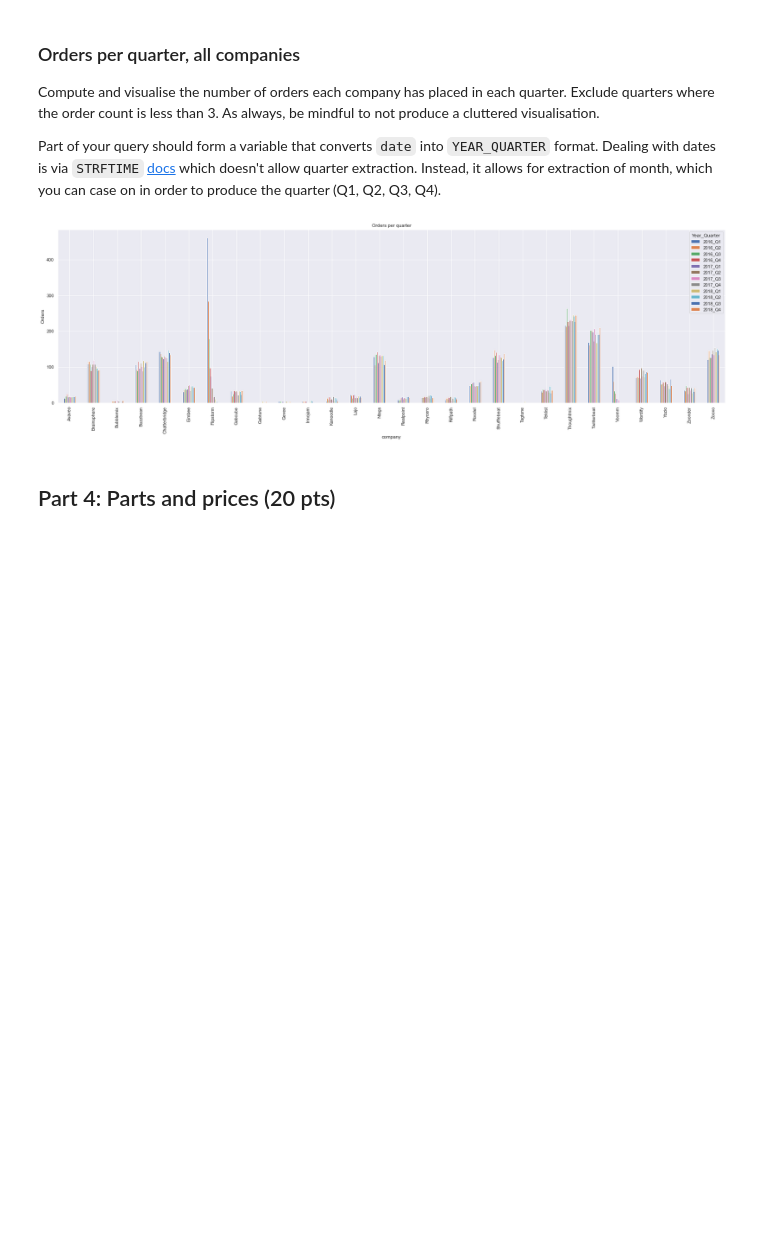
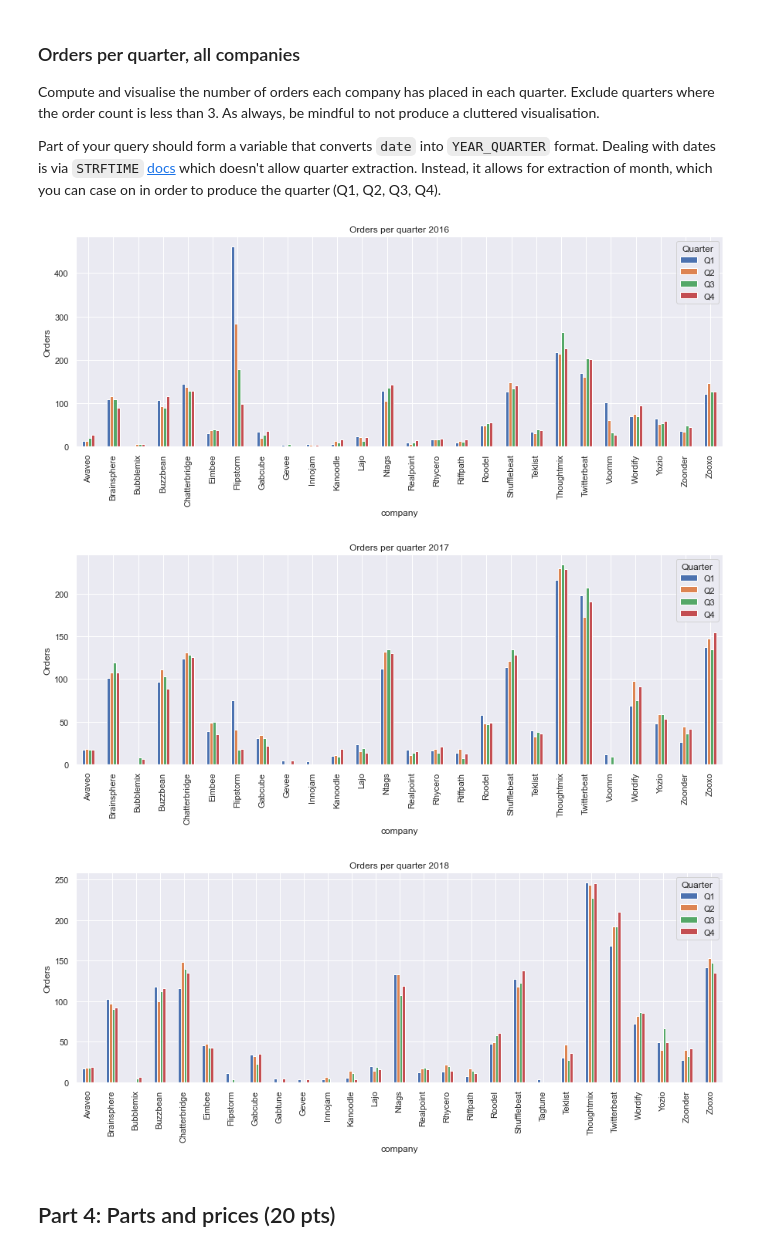
Before and after one commit to georgezefko/02807_Computational_tools_for_DS, a Jupyter notebook: 02807_Project_2.ipynb, the cells around one changed output. Cells and saved outputs as stored; diff of their text form; code cells hidden in the pictures; blank space fills up the shorter version.

```diff
--- a/02807_Project_2.ipynb
+++ b/02807_Project_2.ipynb
@@ -953,11 +953,11 @@ df_transactions_cleaned.dropna(subset = ["part"], inplace=True)
 # %% [markdown]
 ### Price column
 # %%
-df_transactions_cleaned['price2'] = df_transactions_cleaned['price'].str.extract('([0-9]+[,./]*[0-9]*)')
-df_transactions_cleaned['currency'] = df_transactions_cleaned['price'].str.replace('.\d+', '')
-df_transactions_cleaned['price2'] = pd.to_numeric(df_transactions_cleaned['price2'])
-df_transactions_cleaned.drop('price',axis=1,inplace=True)
-df_transactions_cleaned = df_transactions_cleaned.rename(columns={'price2':'price'})
+df_transactions_cleaned['price'] = df_transactions_cleaned['price'].str.extract('([0-9]+[,./]*[0-9]*)')
+#df_transactions_cleaned['currency'] = df_transactions_cleaned['price'].str.replace('.\d+', '')
+df_transactions_cleaned['price'] = pd.to_numeric(df_transactions_cleaned['price'])
+#df_transactions_cleaned.drop('price',axis=1,inplace=True)
+#df_transactions_cleaned = df_transactions_cleaned.rename(columns={'price2':'price'})
 df_transactions_cleaned.dropna(subset = ["price"], inplace=True)
 
 
@@ -1092,40 +1096,47 @@ orders_by_quarter= psql.sqldf("""
         WITH Quarter AS(
         SELECT
         company,
         count(part) AS part,
 
         date,
         STRFTIME('%m', date) AS Month,
         STRFTIME('%Y', date) AS Year,
 
 
         CASE
             WHEN STRFTIME('%m',  date) BETWEEN '01' AND '03' THEN 'Q1'
             WHEN STRFTIME('%m',  date)  BETWEEN '03' AND '06' THEN 'Q2'
             WHEN STRFTIME('%m', date)  BETWEEN '06' AND '09' THEN 'Q3'
             ELSE 'Q4'
         END Quarter
 
         FROM df_transactions_cleaned
         GROUP BY company, year, Quarter
         )
 
         SELECT company,part,Year,Quarter,
         Year ||'_'|| Quarter AS 'Year_Quarter'
         FROM Quarter
         WHERE part>3
 
 
 """)
 
-_=orders_by_quarter.groupby(['company','Year_Quarter'])['part'].sum().unstack('Year_Quarter').reset_index().plot(x='company',
-        kind='bar',
-        stacked=False,
-        title='Orders per quarter',figsize=(30,8))
-plt.ylabel('Orders')
-plt.show()
+
+years = ['2016','2017','2018']
+for i,j in enumerate(years):
+        df = orders_by_quarter.loc[orders_by_quarter['Year']==j]
+        df.groupby(['company','Quarter'])['part'].sum().unstack('Quarter').reset_index()\
+        .plot(x='company',
+                        kind='bar',
+                        stacked=False,
+                        title=f'Orders per quarter {j}',figsize=(15,5))
+        plt.ylabel('Orders')
+        plt.show()
 # %% [output]
-[figure, old version]
+[figure, new version]
+[figure, added]
+[figure, added]
 # %% [markdown]
 ## Part 4: Parts and prices (20 pts)
 # %% [markdown]
```
Also changed, not shown: parts of 27 cells of this notebook.
